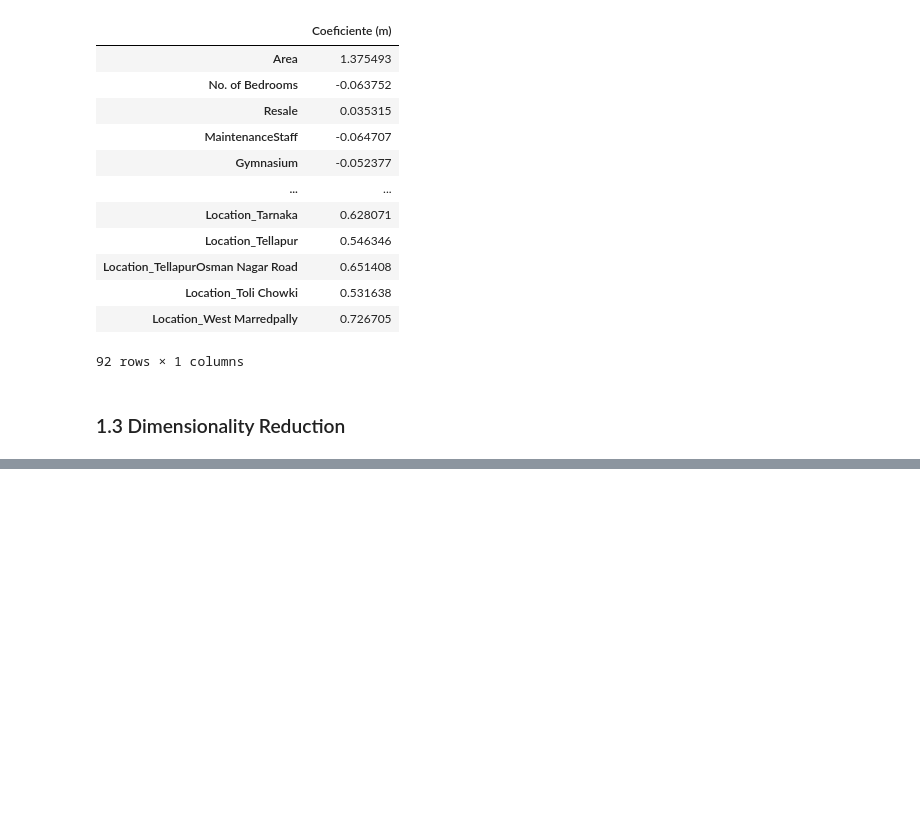
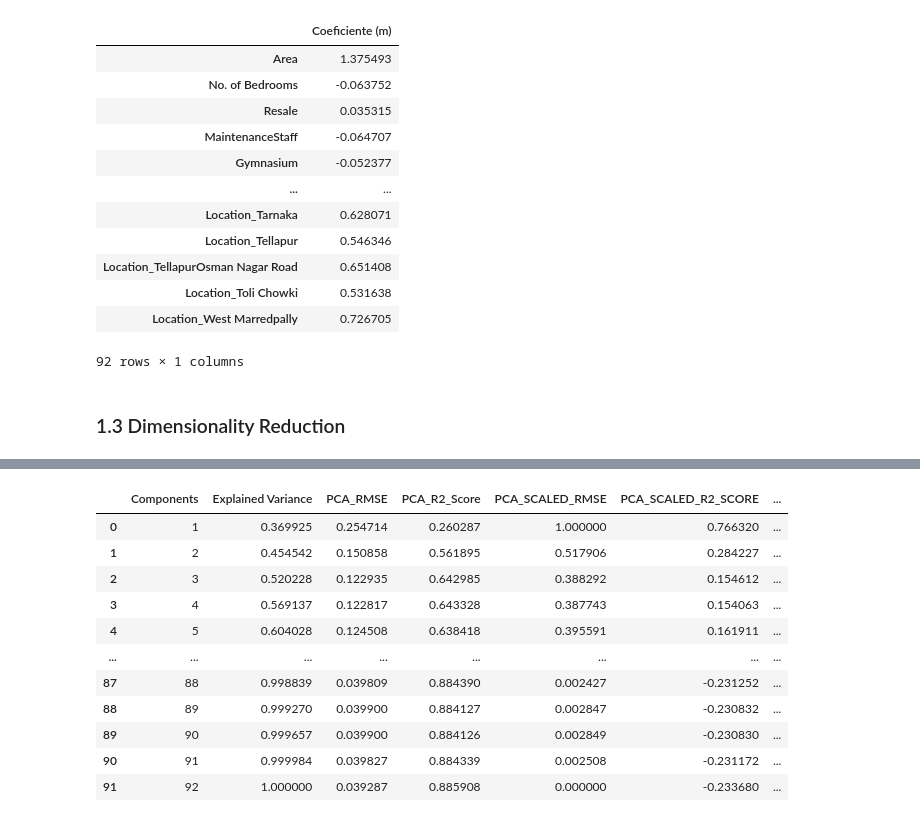
Before and after one commit to albertbolanoss/labs_machine_learning, a Jupyter notebook: notebooks/hyderabad_house_price/1.4_Lineal_Regresion.ipynb, the cells around one changed output, grey strips where cells are left out. Saved outputs shown, nothing was run; the diff lists cells and outputs as text; code cells hidden in the pictures; blank space fills up the shorter version.

Commit message:
Create dimension reduction

```diff
--- a/notebooks/hyderabad_house_price/1.4_Lineal_Regresion.ipynb
+++ b/notebooks/hyderabad_house_price/1.4_Lineal_Regresion.ipynb
@@ -44,11 +45,24 @@ linealRegresionModel.fit(training_features, training_labels)
 validation_predictions = linealRegresionModel.predict(validation_features)
 test_predictions = linealRegresionModel.predict(test_features)
 
+validation_rmse = np.sqrt(mean_squared_error(validation_labels, validation_predictions))
+validation_r2_score = r2_score(validation_labels, validation_predictions)
+
 # Validation set metrics
-validation_metrics = evaluate_model_metrics(linealRegresionModel, validation_features, validation_labels)
+validation_metrics = {
+    'MAE': mean_absolute_error(validation_labels, validation_predictions),
+    'MSE': mean_squared_error(validation_labels, validation_predictions),
+    'RMSE': validation_rmse,
+    'R²': validation_r2_score
+}
 
 # Test set metrics
-test_metrics = evaluate_model_metrics(linealRegresionModel, test_features, test_labels)
+test_metrics = {
+    'MAE': mean_absolute_error(test_labels, test_predictions),
+    'MSE': mean_squared_error(test_labels, test_predictions),
+    'RMSE': np.sqrt(mean_squared_error(test_labels, test_predictions)),
+    'R²': r2_score(test_labels, test_predictions)
+}
 
 comparison_df = pd.DataFrame({
     'Validation Set': validation_metrics,
@@ -93,0 +159,63 @@ y = 5.3275 + 1.3755 x (Area) - 0.0638 x (No. of Bedrooms) + 0.0353 x (Resale) -
+# %%
+max_components = training_features.shape[1]
+results = []
+pca_models = []
+score_lambda = lambda row, alpha=1, beta=1, gamma=1: \
+    (row['PCA_SCALED_RMSE'] * alpha) + \
+    (row['PCA_SCALED_R2_SCORE'] * beta) + \
+    (row['SCALED_COMPONENTS'] * gamma)
+
+for n in range(1, max_components + 1):
+    pca_model = PCA(n_components=n)
+    train_pca_x = pca_model.fit_transform(training_features)
+    val_pca_x = pca_model.transform(validation_features)
+
+    pca_explained_variance_ratio = sum(pca_model.explained_variance_ratio_)
+
+    linealRegresionModel = LinearRegression()
+    linealRegresionModel.fit(train_pca_x, training_labels)
+
+    val_pca_predictions = linealRegresionModel.predict(val_pca_x)
+    reduction_val_rmse = mean_squared_error(validation_labels, val_pca_predictions)
+    reduction_val_r2_score = r2_score(validation_labels, val_pca_predictions)
+
+    results.append({
+        'Components': n,
+        'Explained Variance': pca_explained_variance_ratio,
+        'PCA_RMSE': reduction_val_rmse,
+        'PCA_R2_Score': reduction_val_r2_score
+    })
+
+    pca_models.append(pca_model)
+
+
+
+pca_dataset = pd.DataFrame(results)
+
+min_rmse = pca_dataset['PCA_RMSE'].min()
+max_rmse = pca_dataset['PCA_RMSE'].max()
+delta_rmse = max_rmse - min_rmse
+
+min_r2_score = pca_dataset['PCA_R2_Score'].min()
+max_r2_score = pca_dataset['PCA_R2_Score'].max()
+delta_r2_score = max_r2_score - min_r2_score
+
+min_comp = pca_dataset['Components'].min()
+max_comp = pca_dataset['Components'].max()
+delta_comp = max_comp - min_comp
+
+
+pca_dataset['PCA_SCALED_RMSE'] = 0 if delta_rmse == 0 else (pca_dataset['PCA_RMSE'] - min_rmse) / delta_rmse
+pca_dataset['PCA_SCALED_R2_SCORE'] = 0 if delta_r2_score == 0 else (1 - pca_dataset['PCA_R2_Score'] - min_r2_score ) / delta_r2_score
+pca_dataset['SCALED_COMPONENTS'] = 0 if delta_comp == 0 else (pca_dataset['Components'] - min_comp) / delta_comp
+pca_dataset['SCORE'] = pca_dataset.apply(score_lambda, axis=1)
+
+best_model_idx = pca_dataset['SCORE'].idxmin()
+best_model_info = pca_dataset.loc[best_model_idx]
+best_pca_model = pca_models[best_model_idx]
+
+print(f"Inital Regresion RMSE: {validation_rmse} - Initial Regresion R2 Score: {validation_r2_score}")
+print(f"Best PCA RMSE: {best_model_info['PCA_SCALED_RMSE']} - Best PCA R2 Score: {best_model_info['PCA_SCALED_R2_SCORE']}")
+
+pca_dataset
+# %% [output]
@@ -93,0 +224,12 @@ y = 5.3275 + 1.3755 x (Area) - 0.0638 x (No. of Bedrooms) + 0.0353 x (Resale) -
+|  | Components | Explained Variance | PCA_RMSE | PCA_R2_Score | PCA_SCALED_RMSE | PCA_SCALED_R2_SCORE | ... |
+| 0 | 1 | 0.369925 | 0.254714 | 0.260287 | 1.000000 | 0.766320 | ... |
+| 1 | 2 | 0.454542 | 0.150858 | 0.561895 | 0.517906 | 0.284227 | ... |
+| 2 | 3 | 0.520228 | 0.122935 | 0.642985 | 0.388292 | 0.154612 | ... |
+| 3 | 4 | 0.569137 | 0.122817 | 0.643328 | 0.387743 | 0.154063 | ... |
+| 4 | 5 | 0.604028 | 0.124508 | 0.638418 | 0.395591 | 0.161911 | ... |
+| ... | ... | ... | ... | ... | ... | ... | ... |
+| 87 | 88 | 0.998839 | 0.039809 | 0.884390 | 0.002427 | -0.231252 | ... |
+| 88 | 89 | 0.999270 | 0.039900 | 0.884127 | 0.002847 | -0.230832 | ... |
+| 89 | 90 | 0.999657 | 0.039900 | 0.884126 | 0.002849 | -0.230830 | ... |
+| 90 | 91 | 0.999984 | 0.039827 | 0.884339 | 0.002508 | -0.231172 | ... |
+| 91 | 92 | 1.000000 | 0.039287 | 0.885908 | 0.000000 | -0.233680 | ... |
```
Also changed, not shown: parts of 3 cells of this notebook, 1 other file.
